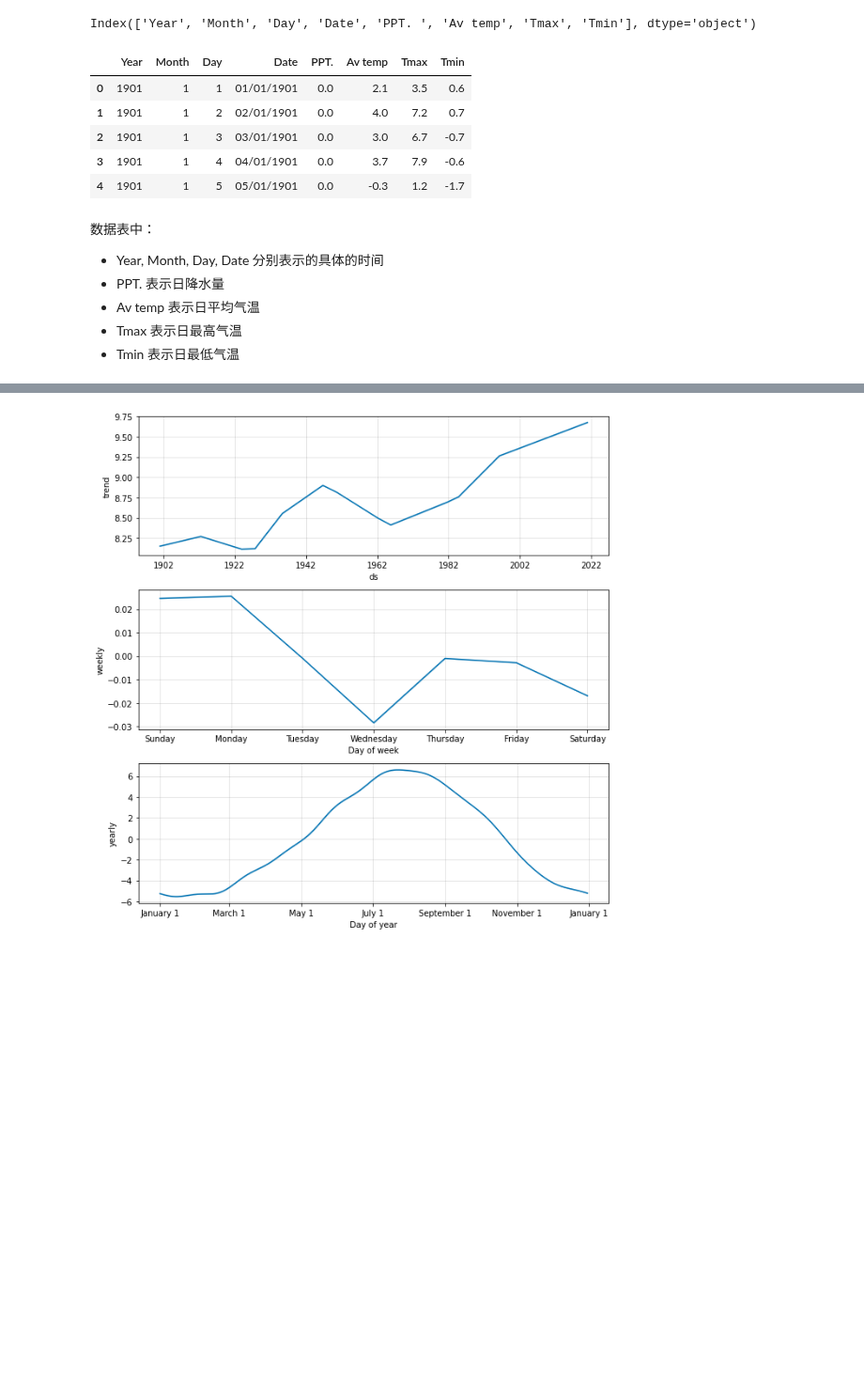
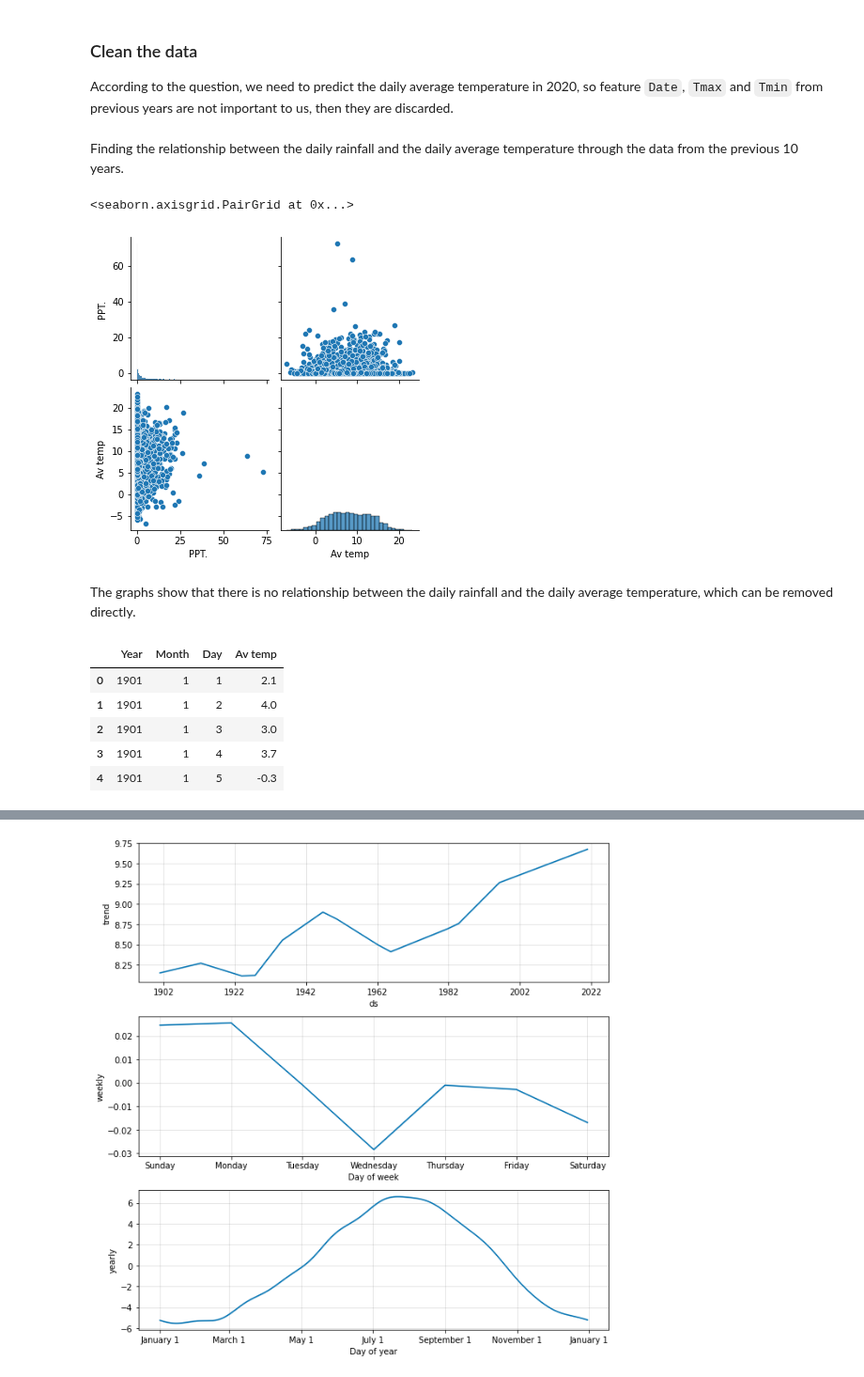
Before and after one commit to fww228/ees-mini-project, a Jupyter notebook: proj.ipynb, the cells around one changed output, grey strips where cells are left out. Shown at 94% size. Saved outputs shown, nothing was run; the diff lists cells and outputs as text; code cells hidden in the pictures; blank space fills up the shorter version.

```diff
--- a/proj.ipynb
+++ b/proj.ipynb
@@ -10,0 +44,4 @@ import seaborn as sns
+# %% [markdown]
+### Clean the data
+
+According to the question, we need to predict the daily average temperature in 2020, so feature `Date`, `Tmax` and `Tmin` from previous years are not important to us, then they are discarded.
@@ -11,19 +52,23 @@ import seaborn as sns
+# %% [markdown]
+Finding the relationship between the daily rainfall and the daily average temperature through the data from the previous 10 years.
+# %%
+sns.pairplot(
+    dataset[:3650],
+    x_vars=['PPT. ', 'Av temp'],
+    y_vars=['PPT. ', 'Av temp'],
+    )
+# %% [output]
+<seaborn.axisgrid.PairGrid at 0x...>
+[figure, added]
+# %% [markdown]
+The graphs show that there is no relationship between the daily rainfall and the daily average temperature, which can be removed directly.
 # %%
-dataset = pd.read_csv('temp.csv')
-print(dataset.columns)
+dataset = dataset.drop(columns='PPT. ')
 dataset.head()
 # %% [output]
-Index(['Year', 'Month', 'Day', 'Date', 'PPT. ', 'Av temp', 'Tmax', 'Tmin'], dtype='object')
-|  | Year | Month | Day | Date | PPT. | Av temp | Tmax | Tmin |
-| 0 | 1901 | 1 | 1 | 01/01/1901 | 0.0 | 2.1 | 3.5 | 0.6 |
-| 1 | 1901 | 1 | 2 | 02/01/1901 | 0.0 | 4.0 | 7.2 | 0.7 |
-| 2 | 1901 | 1 | 3 | 03/01/1901 | 0.0 | 3.0 | 6.7 | -0.7 |
-| 3 | 1901 | 1 | 4 | 04/01/1901 | 0.0 | 3.7 | 7.9 | -0.6 |
-| 4 | 1901 | 1 | 5 | 05/01/1901 | 0.0 | -0.3 | 1.2 | -1.7 |
+|  | Year | Month | Day | Av temp |
+| 0 | 1901 | 1 | 1 | 2.1 |
+| 1 | 1901 | 1 | 2 | 4.0 |
+| 2 | 1901 | 1 | 3 | 3.0 |
+| 3 | 1901 | 1 | 4 | 3.7 |
+| 4 | 1901 | 1 | 5 | -0.3 |
-# %% [markdown]
-数据表中：
-- Year, Month, Day, Date 分别表示的具体的时间
-- PPT. 表示日降水量
-- Av temp 表示日平均气温
-- Tmax 表示日最高气温
-- Tmin 表示日最低气温
```
Also changed, not shown: parts of 37 cells of this notebook.
